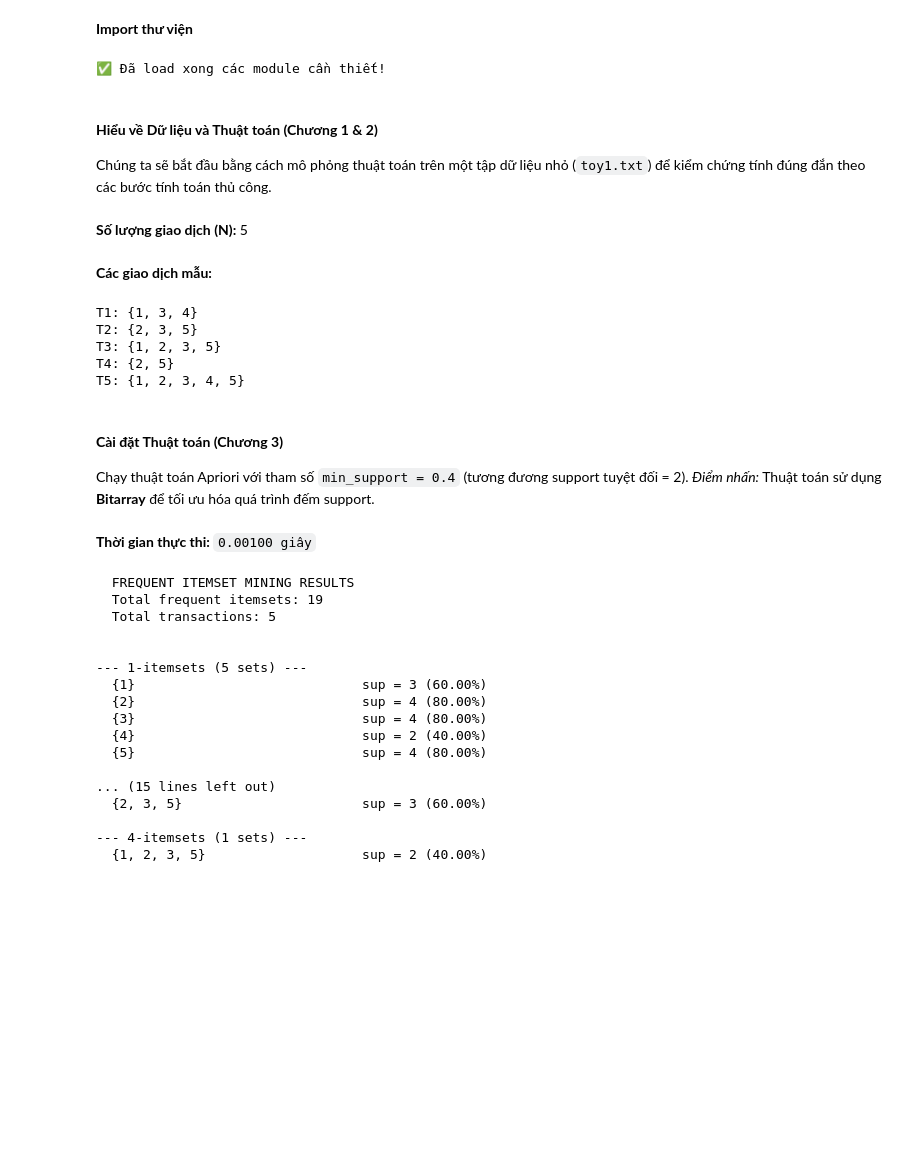
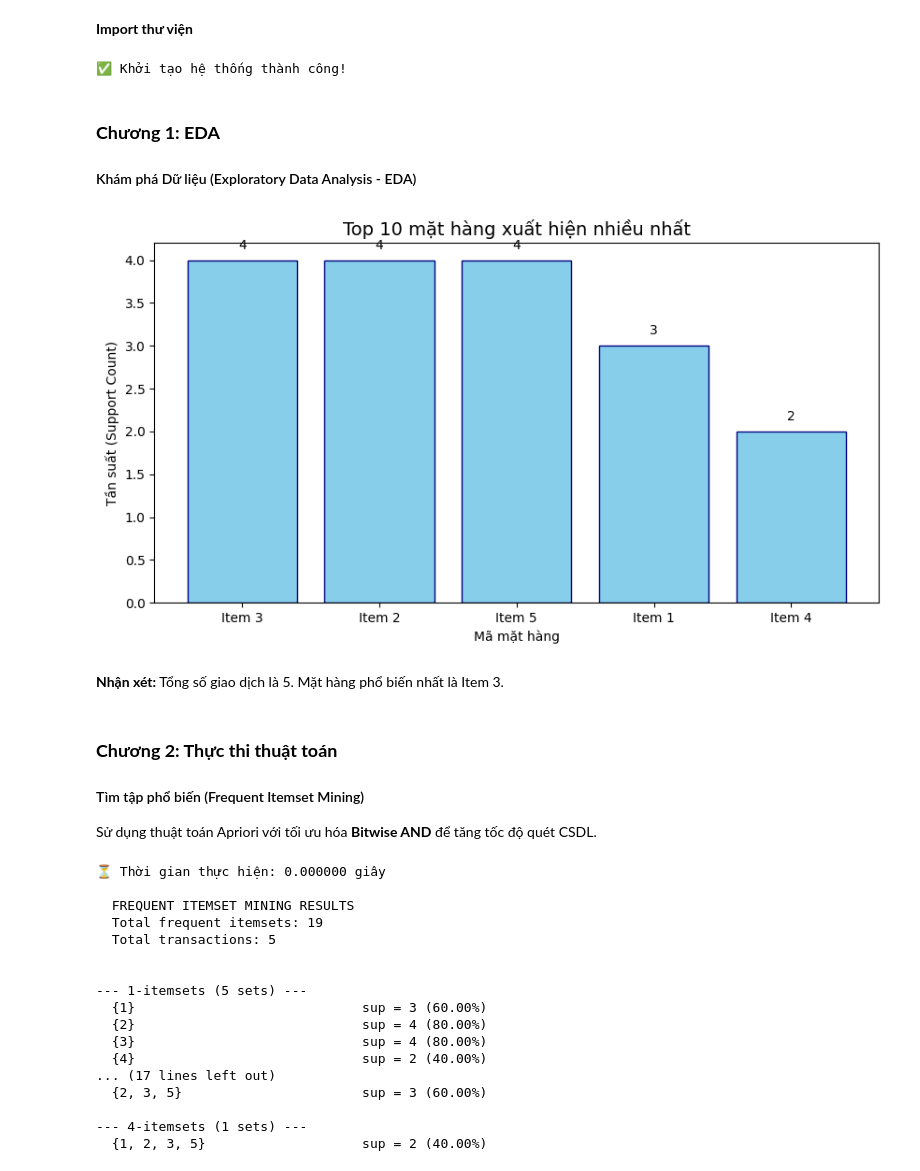
Before and after one commit to phamnguyengiabao-dev/Data-Mining-Lab-2, a Jupyter notebook: demo.ipynb, the cells around one changed output. Saved outputs shown, nothing was run; the diff lists cells and outputs as text; code cells hidden in the pictures; blank space fills up the shorter version.

```diff
--- a/demo.ipynb
+++ b/demo.ipynb
@@ -13,53 +13,68 @@
 # %%
 import os
 import sys
+import time
+import matplotlib.pyplot as plt
+from collections import Counter
 from IPython.display import display, Markdown, Image
 
-# Thêm đường dẫn gốc để gọi được code từ thư mục src/
+# Trỏ đường dẫn để gọi các hàm từ thư mục src/
 sys.path.insert(0, os.path.abspath('.'))
-
 from src.algorithm.apriori import apriori
 from src.utils import load_transactions_spmf, print_results
 
-print("✅ Đã load xong các module cần thiết!")
+plt.style.use('seaborn-v0_8-muted') # Giao diện biểu đồ hiện đại
+print("✅ Khởi tạo hệ thống thành công!")
 # %% [output]
-✅ Đã load xong các module cần thiết!
+✅ Khởi tạo hệ thống thành công!
 # %% [markdown]
-#### **Hiểu về Dữ liệu và Thuật toán (Chương 1 & 2)**
-Chúng ta sẽ bắt đầu bằng cách mô phỏng thuật toán trên một tập dữ liệu nhỏ (`toy1.txt`) để kiểm chứng tính đúng đắn theo các bước tính toán thủ công.
+### **Chương 1: EDA**
+#### Khám phá Dữ liệu (Exploratory Data Analysis - EDA)
 # %%
-# Tải và hiển thị dữ liệu gốc
-file_path = "data/toy/toy1.txt"
-transactions = load_transactions_spmf(file_path)
+# Tải dữ liệu mẫu
+transactions = load_transactions_spmf("data/toy/toy1.txt")
 
-display(Markdown(f"**Số lượng giao dịch (N):** {len(transactions)}"))
-display(Markdown("**Các giao dịch mẫu:**"))
-for i, t in enumerate(transactions):
-    print(f"T{i+1}: {set(t)}")
+# Thống kê tần suất
+all_items = [item for transaction in transactions for item in transaction]
+item_counts = Counter(all_items)
+top_items = item_counts.most_common(10)
+items, counts = zip(*top_items)
+
+# Vẽ biểu đồ
+plt.figure(figsize=(10, 5))
+bars = plt.bar([f"Item {i}" for i in items], counts, color='skyblue', edgecolor='navy')
+plt.title('Top 10 mặt hàng xuất hiện nhiều nhất', fontsize=14)
+plt.xlabel('Mã mặt hàng')
+plt.ylabel('Tần suất (Support Count)')
+
+# Hiển thị số liệu cụ thể trên đầu cột
+for bar in bars:
+    yval = bar.get_height()
+    plt.text(bar.get_x() + bar.get_width()/2, yval + 0.1, yval, ha='center', va='bottom')
+
+plt.show()
+
+display(Markdown(f"**Nhận xét:** Tổng số giao dịch là {len(transactions)}. Mặt hàng phổ biến nhất là Item {items[0]}."))
 # %% [output]
+[figure, added]
-**Số lượng giao dịch (N):** 5
+**Nhận xét:** Tổng số giao dịch là 5. Mặt hàng phổ biến nhất là Item 3.
-**Các giao dịch mẫu:**
-T1: {1, 3, 4}
-T2: {2, 3, 5}
-T3: {1, 2, 3, 5}
-T4: {2, 5}
-T5: {1, 2, 3, 4, 5}
 # %% [markdown]
-#### **Cài đặt Thuật toán (Chương 3)**
-Chạy thuật toán Apriori với tham số `min_support = 0.4` (tương đương support tuyệt đối = 2).
-*Điểm nhấn:* Thuật toán sử dụng **Bitarray** để tối ưu hóa quá trình đếm support.
+### **Chương 2: Thực thi thuật toán**
+#### Tìm tập phổ biến (Frequent Itemset Mining)
+Sử dụng thuật toán Apriori với tối ưu hóa **Bitwise AND** để tăng tốc độ quét CSDL.
 # %%
-import time
+# Thiết lập ngưỡng Support tối thiểu là 40% (2/5 giao dịch)
+MIN_SUP = 0.4
 
 start_time = time.time()
-# Chạy thuật toán
-frequent_itemsets = apriori(transactions, min_support=0.4, use_bitarray=True)
+frequent_itemsets = apriori(transactions, min_support=MIN_SUP, use_bitarray=True)
 end_time = time.time()
 
-display(Markdown(f"**Thời gian thực thi:** `{end_time - start_time:.5f} giây`"))
+print(f"⏳ Thời gian thực hiện: {end_time - start_time:.6f} giây")
 print_results(frequent_itemsets, len(transactions))
 # %% [output]
-**Thời gian thực thi:** `0.00100 giây`
+⏳ Thời gian thực hiện: 0.000000 giây
+
   FREQUENT ITEMSET MINING RESULTS
   Total frequent itemsets: 19
   Total transactions: 5
@@ -70,9 +85,7 @@ print_results(frequent_itemsets, len(transactions))
   {2}                             sup = 4 (80.00%)
   {3}                             sup = 4 (80.00%)
   {4}                             sup = 2 (40.00%)
-  {5}                             sup = 4 (80.00%)
-
-... (15 lines left out)
+... (17 lines left out)
   {2, 3, 5}                       sup = 3 (60.00%)
 
 --- 4-itemsets (1 sets) ---
```
Also changed, not shown: parts of 4 cells of this notebook.
